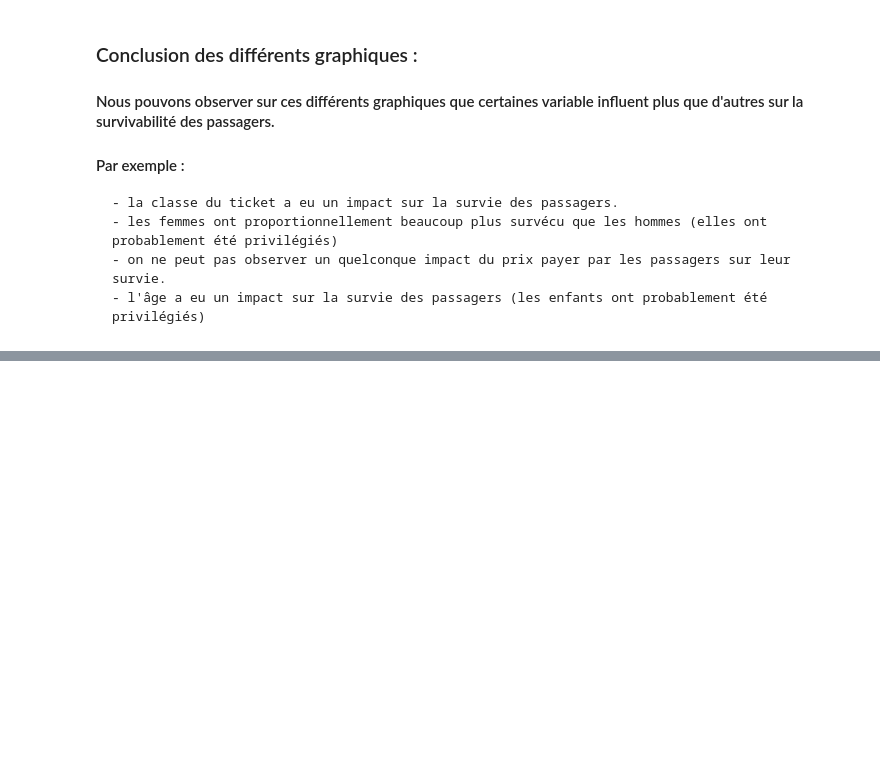
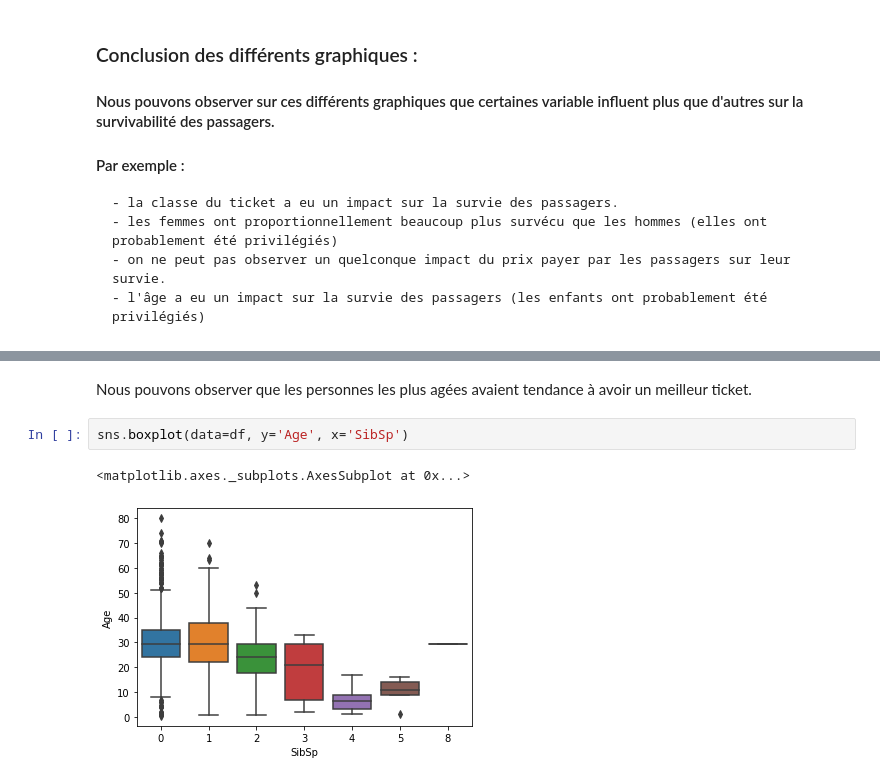
Before and after one commit to ClementB4/Titanic, a Jupyter notebook: visualisation.ipynb, the cells around one changed output, grey strips where cells are left out. Cells and saved outputs as stored; diff of their text form; blank space fills up the shorter version.

```diff
--- a/visualisation.ipynb
+++ b/visualisation.ipynb
@@ -174,0 +182,7 @@ pclass_plot
+# %% [markdown]
+Nous pouvons observer que les personnes les plus agées avaient tendance à avoir un meilleur ticket.
+# %%
+sns.boxplot(data=df, y='Age', x='SibSp')
+# %% [output]
+<matplotlib.axes._subplots.AxesSubplot at 0x...>
+[figure, added]
```
Also changed, not shown: parts of 5 cells of this notebook.
